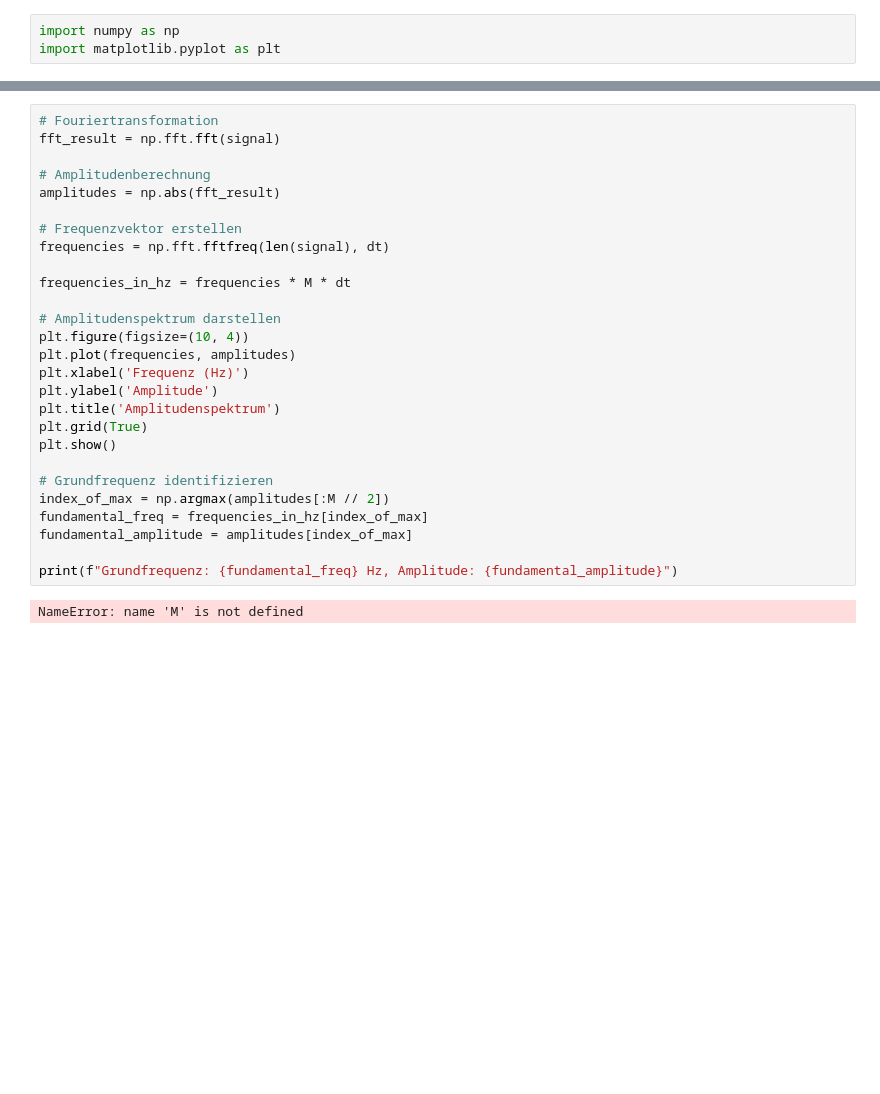
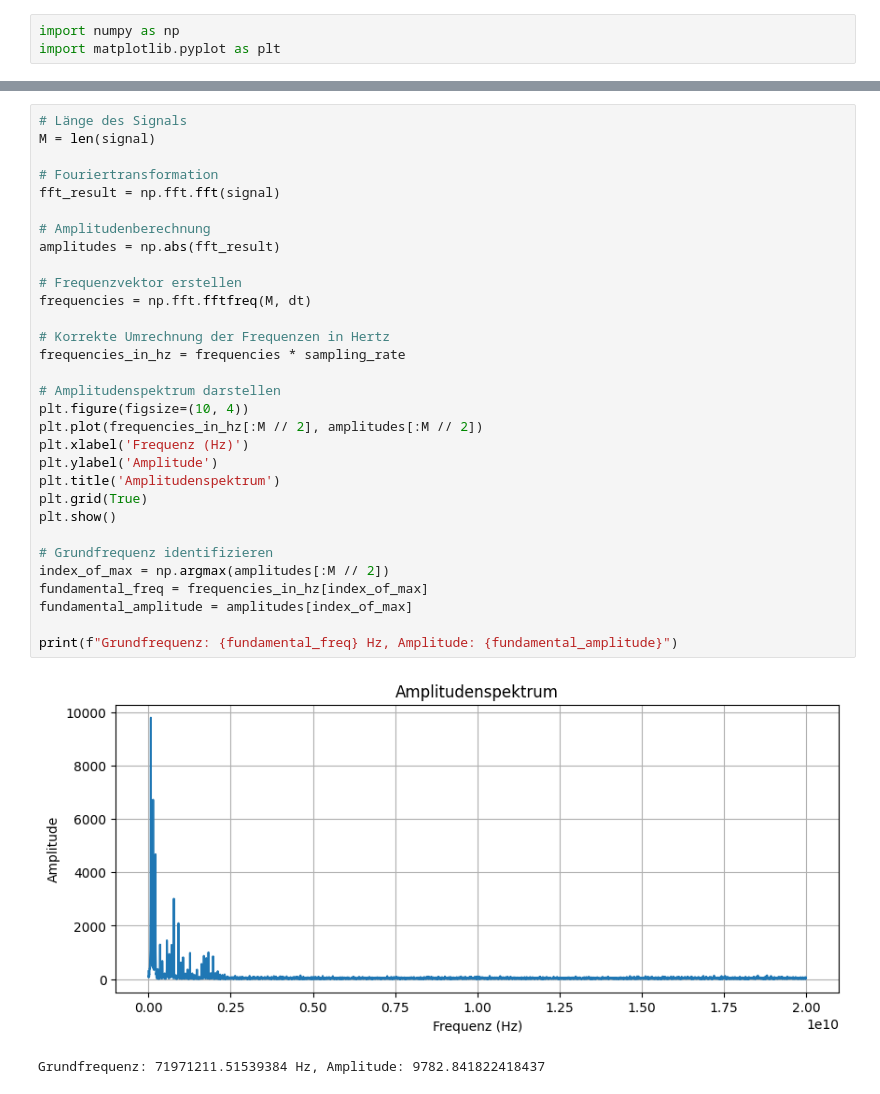
Before and after one commit to Florian11111/SSS, a Jupyter notebook: versuch 3/auswertung.ipynb, the cells around one changed output, grey strips where cells are left out. Drawn from its saved outputs; the diff is of its cells as text; blank space fills up the shorter version.

```diff
--- a/versuch 3/auswertung.ipynb
+++ b/versuch 3/auswertung.ipynb
@@ -36,29 +42,34 @@ print("Abtastintervall: 0,05ms")
 # %%
+# Länge des Signals
+M = len(signal)
+
 # Fouriertransformation
 fft_result = np.fft.fft(signal)
 
 # Amplitudenberechnung
 amplitudes = np.abs(fft_result)
 
 # Frequenzvektor erstellen
-frequencies = np.fft.fftfreq(len(signal), dt)
+frequencies = np.fft.fftfreq(M, dt)
 
-frequencies_in_hz = frequencies * M * dt
+# Korrekte Umrechnung der Frequenzen in Hertz
+frequencies_in_hz = frequencies * sampling_rate
 
 # Amplitudenspektrum darstellen
 plt.figure(figsize=(10, 4))
-plt.plot(frequencies, amplitudes)
+plt.plot(frequencies_in_hz[:M // 2], amplitudes[:M // 2])
 plt.xlabel('Frequenz (Hz)')
 plt.ylabel('Amplitude')
 plt.title('Amplitudenspektrum')
 plt.grid(True)
 plt.show()
 
 # Grundfrequenz identifizieren
 index_of_max = np.argmax(amplitudes[:M // 2])
 fundamental_freq = frequencies_in_hz[index_of_max]
 fundamental_amplitude = amplitudes[index_of_max]
 
 print(f"Grundfrequenz: {fundamental_freq} Hz, Amplitude: {fundamental_amplitude}")
 # %% [output]
+[figure, added]
-NameError: name 'M' is not defined
+Grundfrequenz: 71971211.51539384 Hz, Amplitude: 9782.841822418437
```
Also changed, not shown: parts of 1 cell of this notebook.
